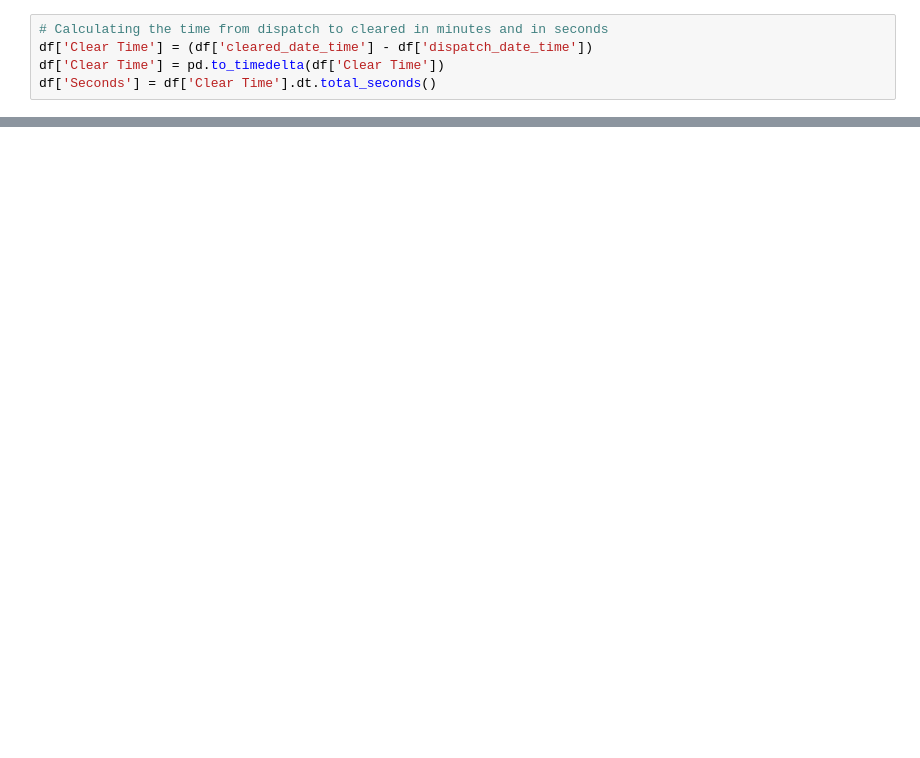
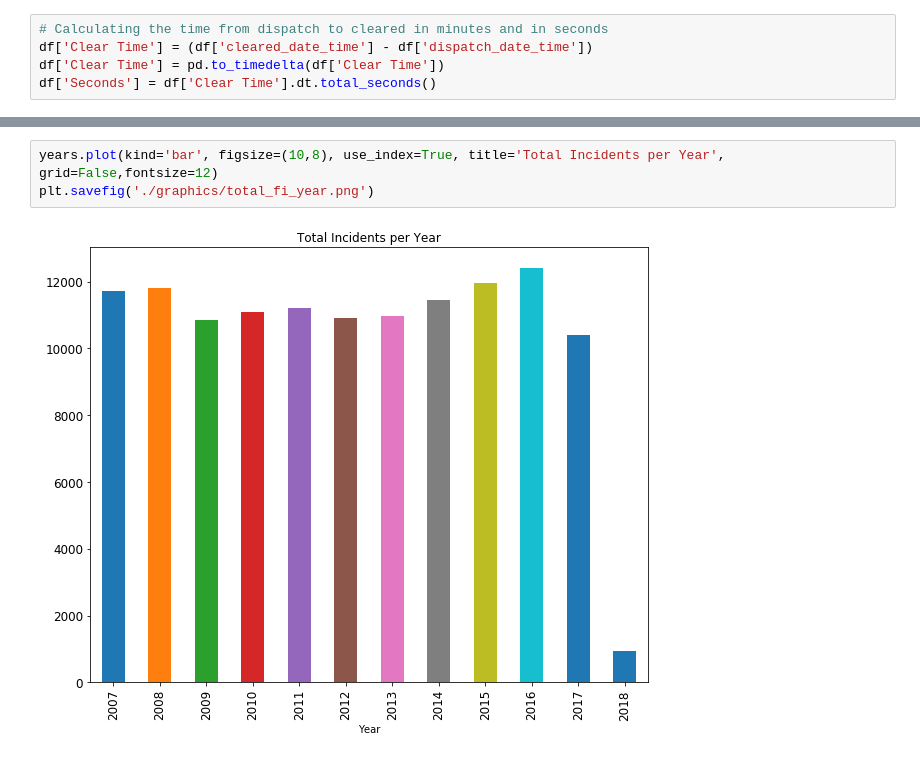
Before and after one commit to xjarodx/Project_1_Group_7, a Jupyter notebook: Fire_Data_Plotting.ipynb, the cells around one changed output, grey strips where cells are left out. Saved outputs shown, nothing was run; the diff lists cells and outputs as text; blank space fills up the shorter version.

```diff
--- a/Fire_Data_Plotting.ipynb
+++ b/Fire_Data_Plotting.ipynb
@@ -94,0 +88,5 @@ AttributeError: Cannot access callable attribute 'get' of 'DataFrameGroupBy' obj
+# %%
+years.plot(kind='bar', figsize=(10,8), use_index=True, title='Total Incidents per Year', grid=False,fontsize=12)
+plt.savefig('./graphics/total_fi_year.png')
+# %% [output]
+[figure, added]
```
Also changed, not shown: parts of 15 cells of this notebook, 6 other files.
